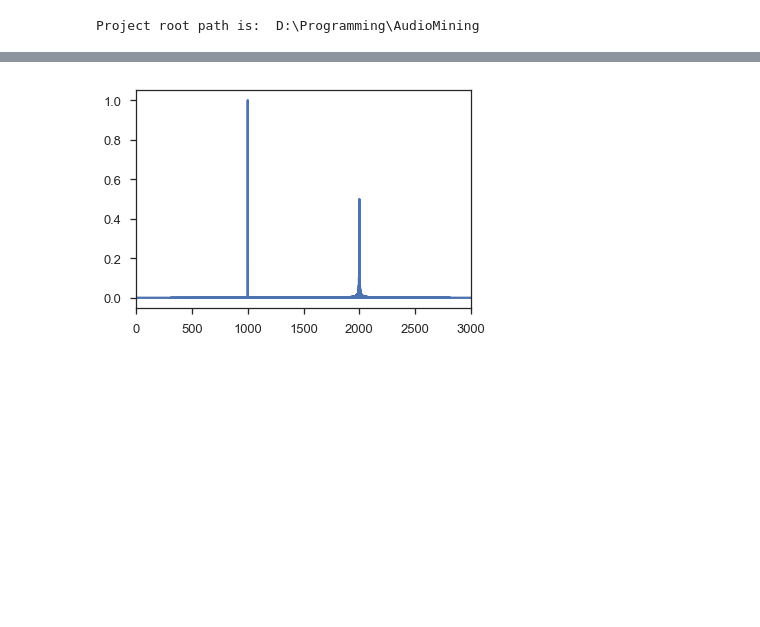
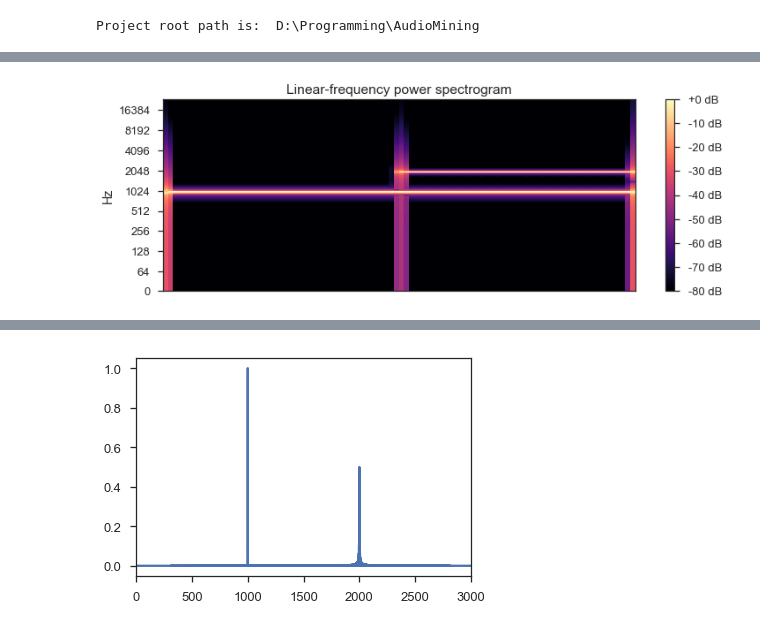
Before and after one commit to MariusDgr/AudioMining, a Jupyter notebook: notebooks/exploratory/Simple_Mix.ipynb, the cells around one changed output, grey strips where cells are left out. Drawn from its saved outputs; the diff is of its cells as text; code cells hidden in the pictures; blank space fills up the shorter version.

```diff
--- a/notebooks/exploratory/Simple_Mix.ipynb
+++ b/notebooks/exploratory/Simple_Mix.ipynb
@@ -123,0 +126,8 @@ plt.tight_layout()
+# %%
+D = librosa.amplitude_to_db(np.abs(librosa.stft(data)), ref=np.max)
+plt.figure(figsize=(12,4))
+librosa.display.specshow(D, y_axis='log', sr=sampling_rate)
+plt.colorbar(format='%+2.0f dB')
+plt.title('Linear-frequency power spectrogram');
+# %% [output]
+[figure, added]
```
Also changed, not shown: parts of 6 cells of this notebook.
